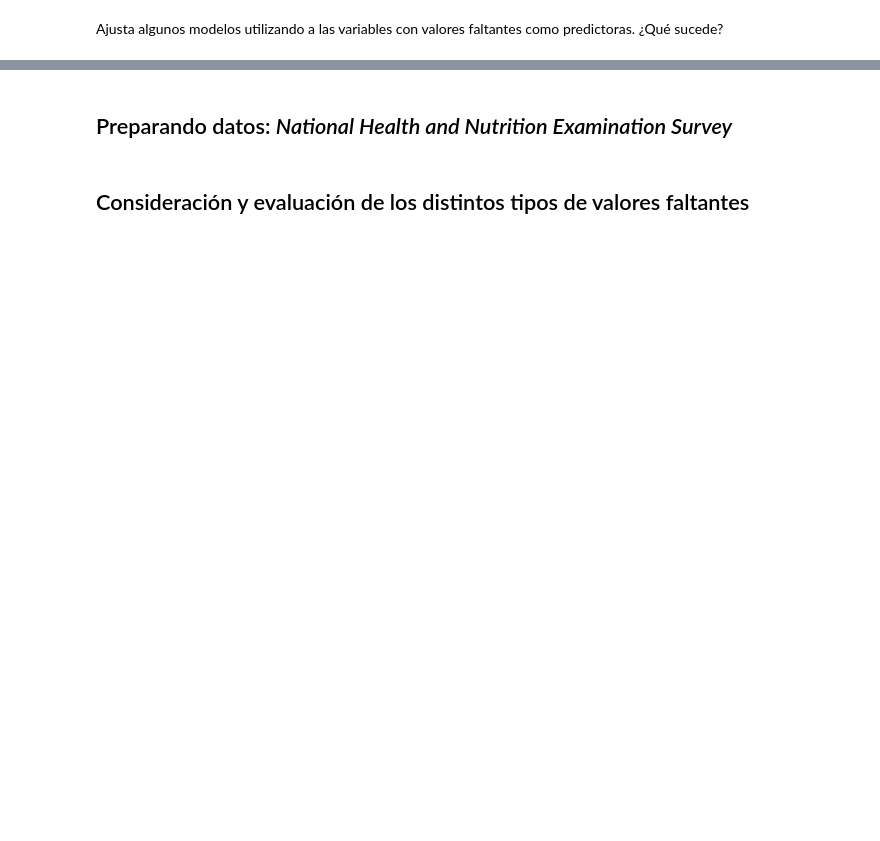
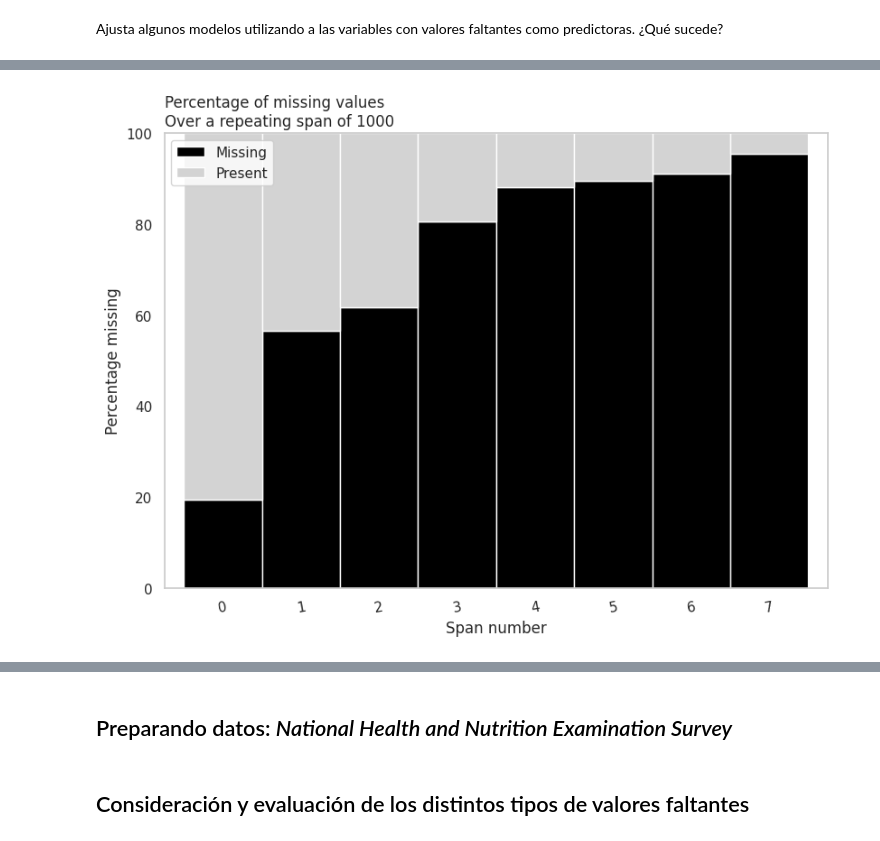
Before and after one commit to jariel17/curso-datos-faltantes-i, a Jupyter notebook: live-imputation-missing-values.ipynb, the cells around one changed output, grey strips where cells are left out. Cells and saved outputs as stored; diff of their text form; code cells hidden in the pictures; blank space fills up the shorter version.

```diff
--- a/live-imputation-missing-values.ipynb
+++ b/live-imputation-missing-values.ipynb
@@ -142,0 +198,12 @@ Ajusta algunos modelos utilizando a las variables con valores faltantes como pre
+# %%
+(
+    survival_df
+    .missing
+    .missing_variable_span_plot(
+        variable="chapter",
+        span_every=1000,
+        rot=10
+    )
+)
+# %% [output]
+[figure, added]
```
Also changed, not shown: parts of 11 cells of this notebook.
